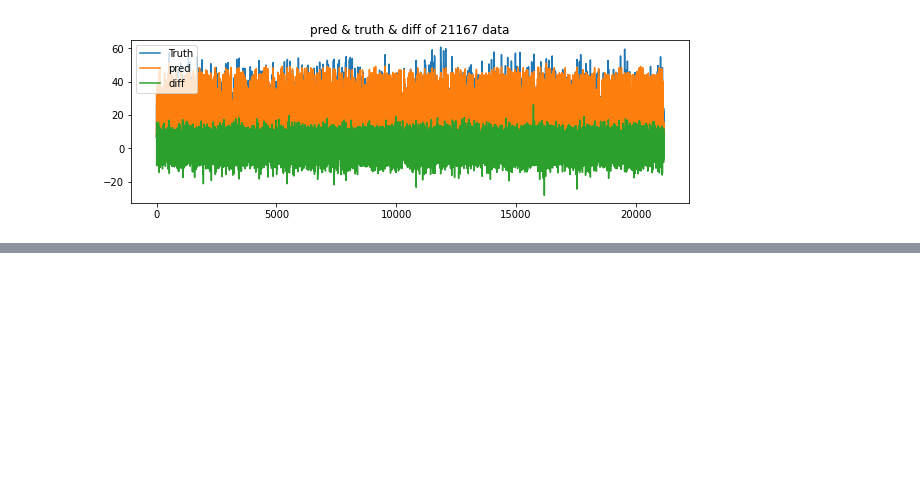
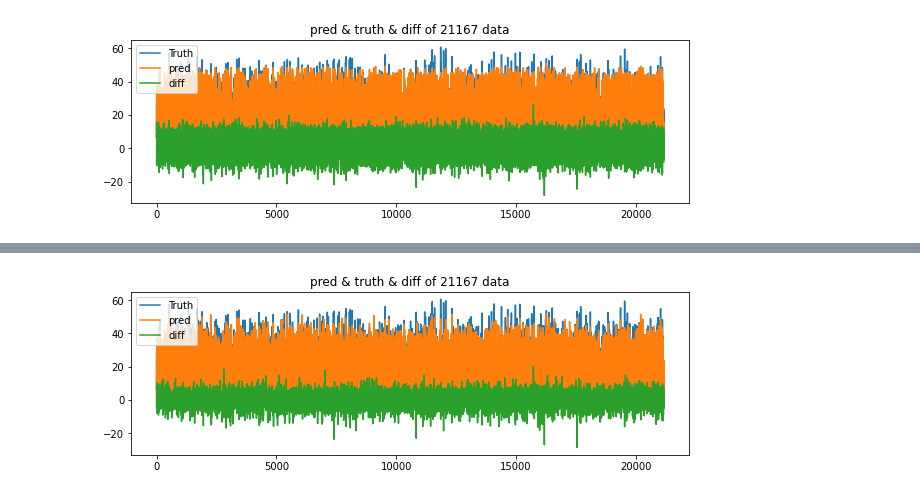
Before and after one commit to luanakwon/GroundTemperature, a Jupyter notebook: GroundTemp.ipynb, the cells around one changed output, grey strips where cells are left out. Cells and saved outputs as stored; diff of their text form; code cells hidden in the pictures; blank space fills up the shorter version.

```diff
--- a/GroundTemp.ipynb
+++ b/GroundTemp.ipynb
@@ -407,0 +453,10 @@ joblib.dump(GBR_model, f'AR_{fraction}')
+# %%
+plt.figure(figsize=(10,3))
+plt.title(f'pred & truth & diff of {X_test.shape[0]} data')
+plt.plot(Y_test.values.ravel(), label='Truth')
+plt.plot(prediction,label='pred')
+plt.plot(diff,label='diff')
+plt.legend()
+plt.show()
+# %% [output]
+[figure, added]
```
Also changed, not shown: parts of 21 cells of this notebook.
